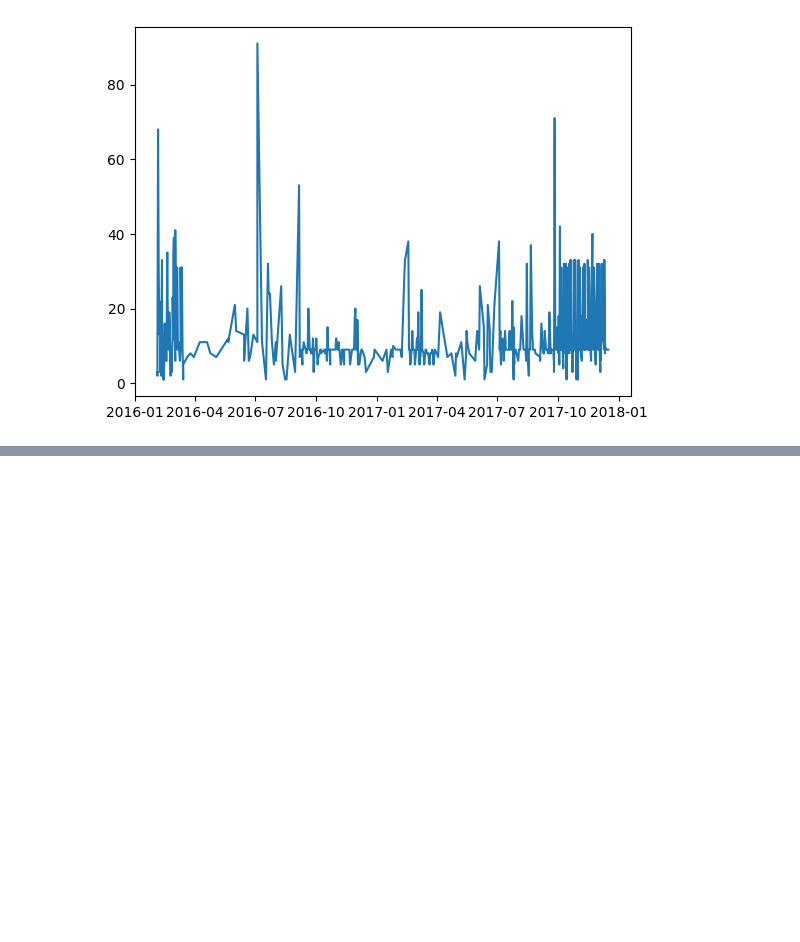
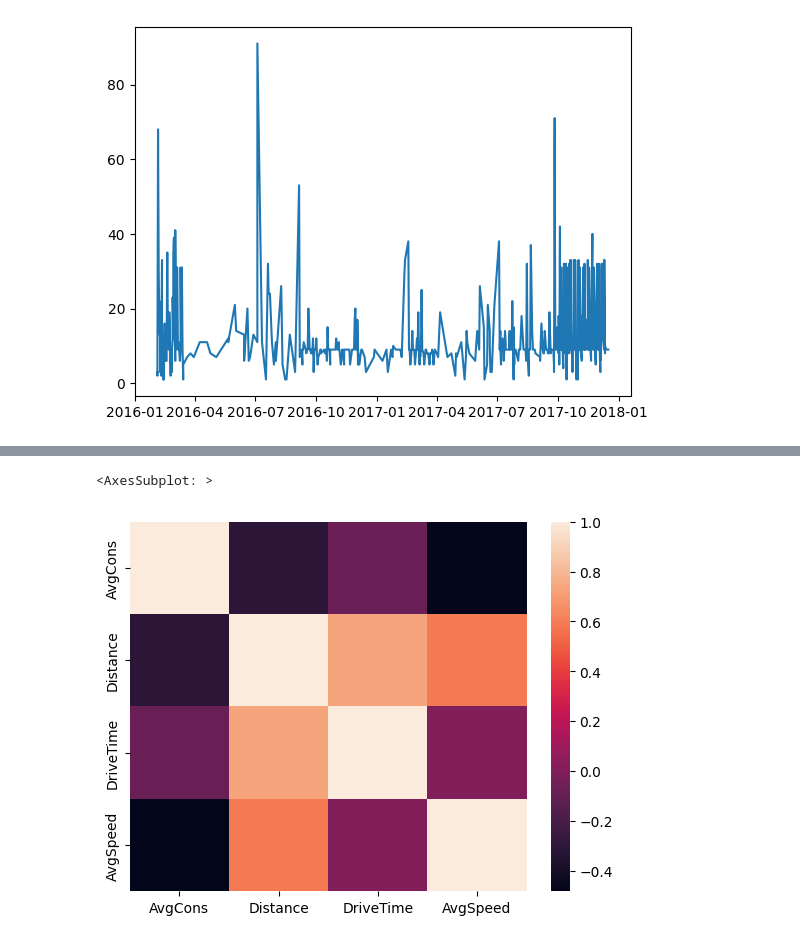
Before and after one commit to Aiden1024/TB-Data-Analytics, a Jupyter notebook: FinalReview/EVtripsGTA.ipynb, the cells around one changed output, grey strips where cells are left out. Saved outputs shown, nothing was run; the diff lists cells and outputs as text; code cells hidden in the pictures; blank space fills up the shorter version.

```diff
--- a/FinalReview/EVtripsGTA.ipynb
+++ b/FinalReview/EVtripsGTA.ipynb
@@ -82,0 +104,5 @@ array([[<AxesSubplot:title={'center':'1'}>,
+# %%
+sns.heatmap(df.corr())
+# %% [output]
+<AxesSubplot: >
+[figure, added]
```
Also changed, not shown: parts of 15 cells of this notebook, 7 other files.
